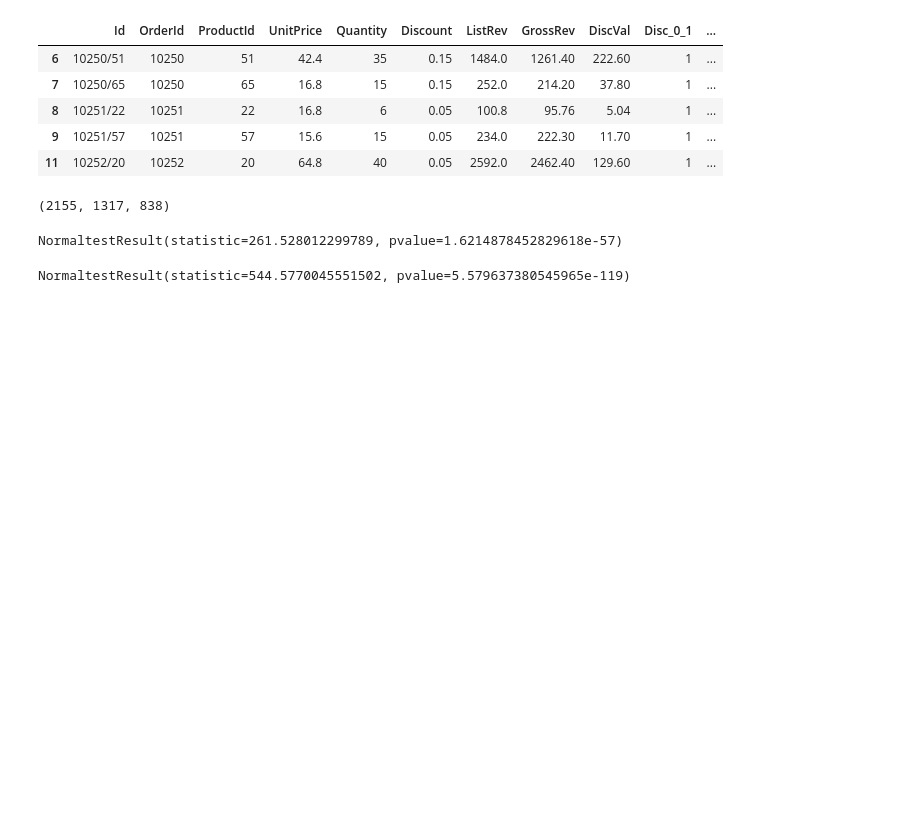
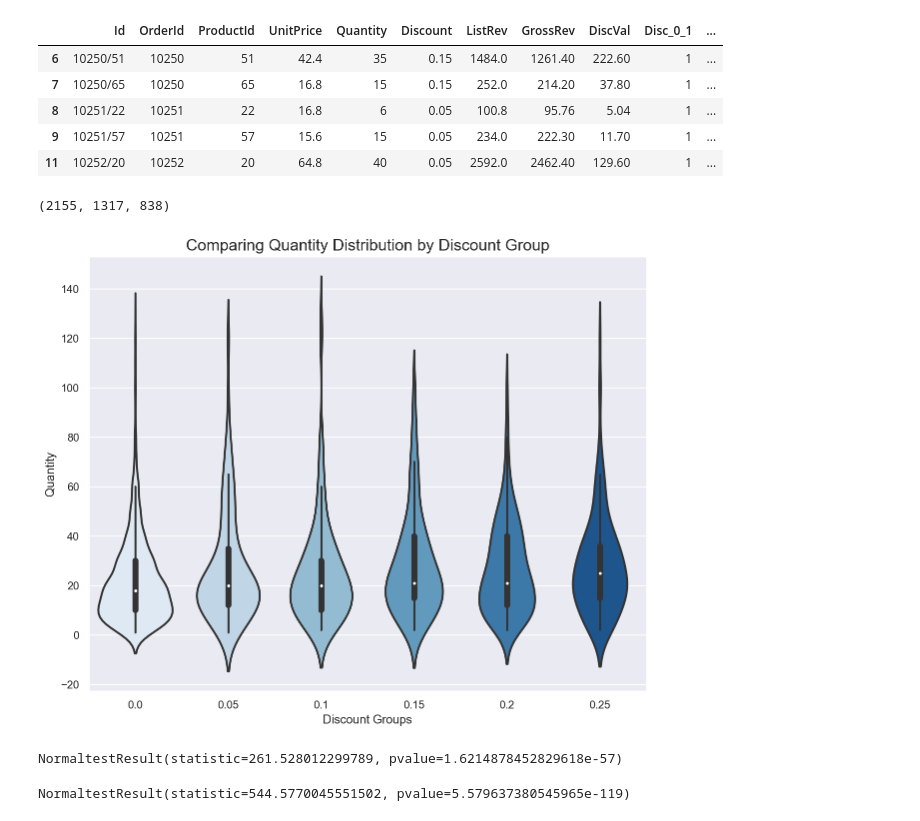
Before and after one commit to AndrewJ1/FI_Module_3, a Jupyter notebook: Project wip/dsc-mod-3-project-online-ds-pt-041519/Project WIP.ipynb, the cells around one changed output. Drawn from its saved outputs; the diff is of its cells as text; code cells hidden in the pictures; blank space fills up the shorter version.

```diff
--- a/Project wip/dsc-mod-3-project-online-ds-pt-041519/Project WIP.ipynb
+++ b/Project wip/dsc-mod-3-project-online-ds-pt-041519/Project WIP.ipynb
@@ -279,4 +279,15 @@ disc.head()
 len(ord_det), len(no_disc), len(disc)
 # %% [output]
 (2155, 1317, 838)
+# %%
+# placeholder for violin plot by discount group
+sns.set(rc={'figure.figsize':(10,8)})
+sns.set(color_codes=True)
+sns.violinplot( x=ord_det["Disc_Group"], y=ord_det["Quantity"], linewidth=2, palette="Blues")
+plt.xlabel("Discount Groups")
+plt.ylabel("Quantity")
+plt.title('Comparing Quantity Distribution by Discount Group', fontsize = 16)
+plt.show();
+# %% [output]
+[figure, added]
 # %%
```
Also changed, not shown: parts of 52 cells of this notebook, 3 other files.
